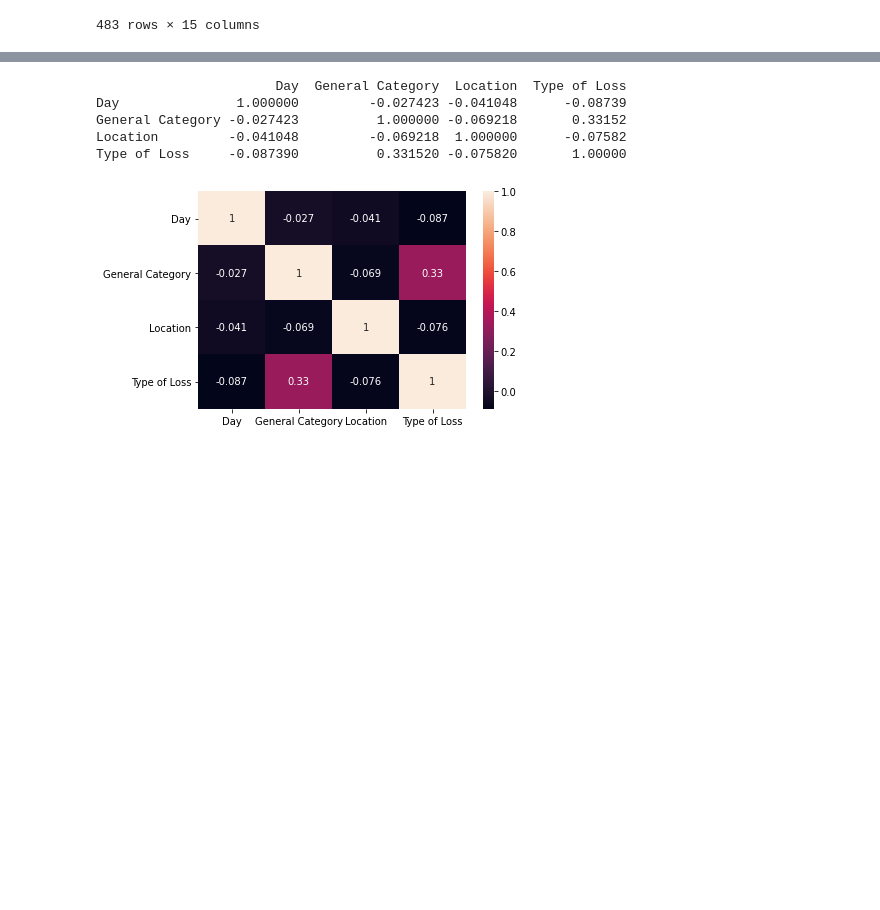
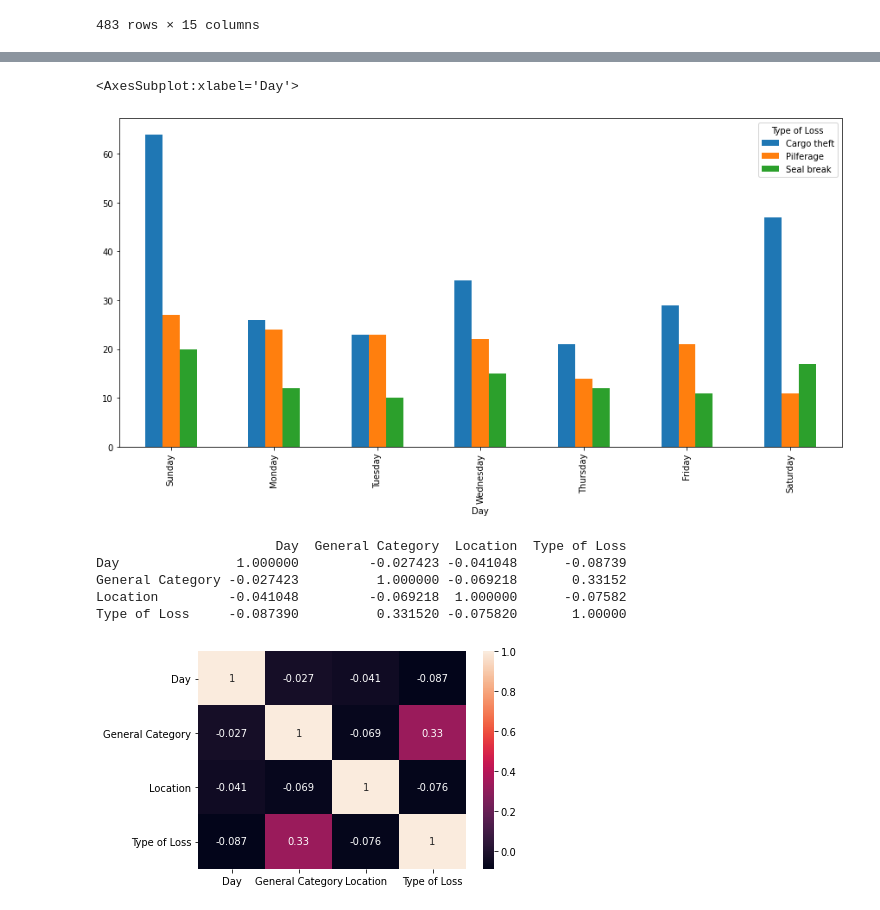
Before and after one commit to bettyphh/North-America-Theft-Intel, a Jupyter notebook: notebooks/Theft Data Correlation.ipynb, the cells around one changed output, grey strips where cells are left out. Saved outputs shown, nothing was run; the diff lists cells and outputs as text; code cells hidden in the pictures; blank space fills up the shorter version.

```diff
--- a/notebooks/Theft Data Correlation.ipynb
+++ b/notebooks/Theft Data Correlation.ipynb
@@ -41,3 +50,11 @@ df = df_og.copy()
+# %%
+# how many count of each type of loss on every weekday
+fig, ax = plt.subplots(figsize=(15,7))
+weekdays = ['Sunday', 'Monday', 'Tuesday', 'Wednesday', 'Thursday', 'Friday', 'Saturday']
+df.groupby(['Day','Type of Loss']).count()['Date'].unstack().reindex(weekdays).plot(kind = 'bar', ax=ax)
+# %% [output]
+<AxesSubplot:xlabel='Day'>
+[figure, added]
 # %%
 # value: change str to int
 df['Value'] = df['Value'].replace('', np.nan)
```
Also changed, not shown: parts of 4 cells of this notebook.
